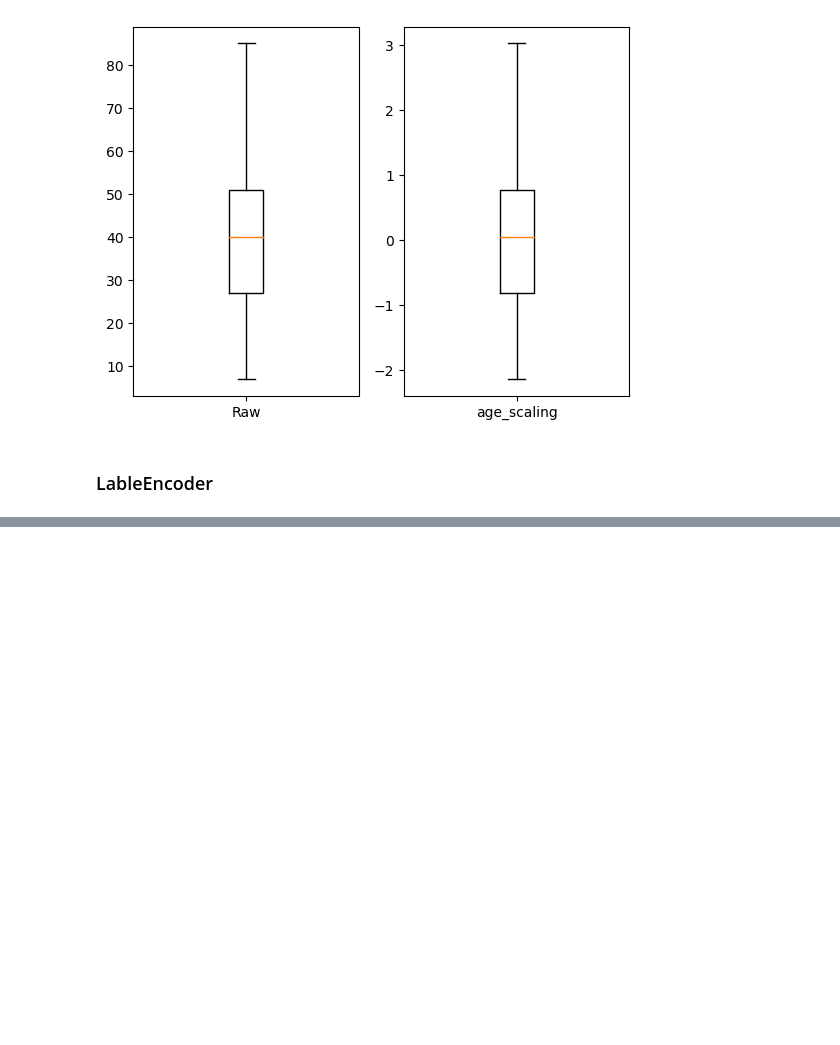
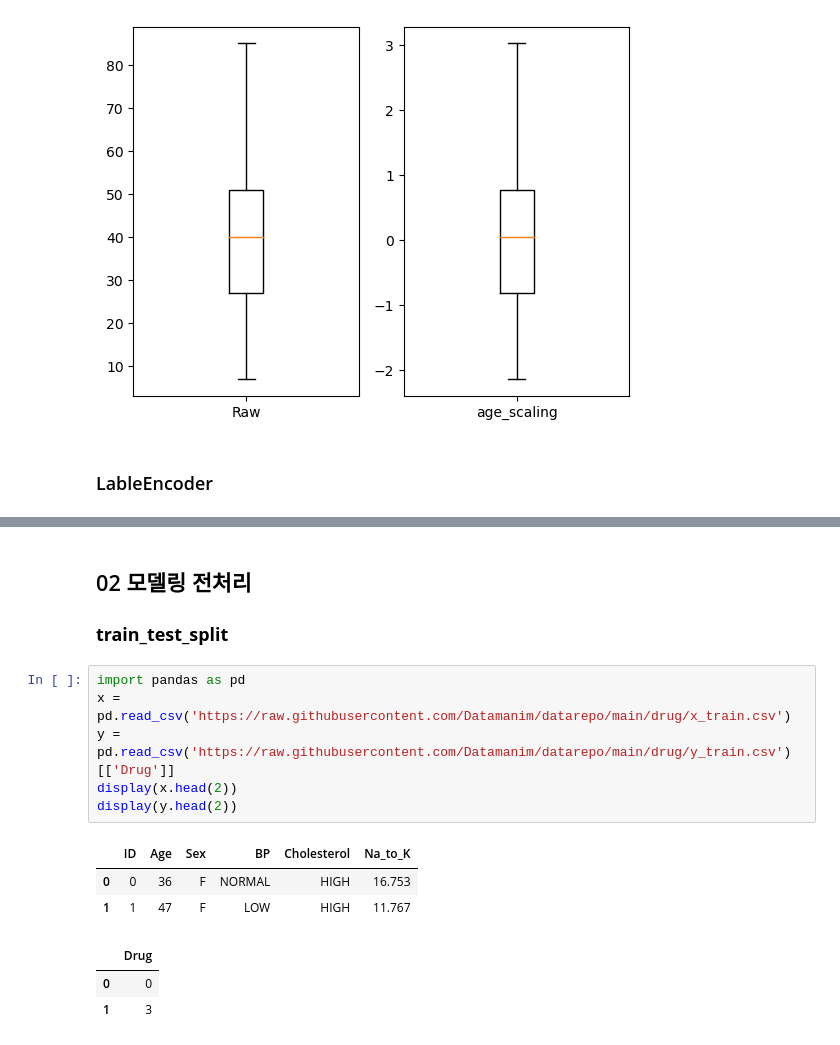
Before and after one commit to applesatang/my, a Jupyter notebook: pandas/sklearn.ipynb, the cells around one changed output, grey strips where cells are left out. Cells and saved outputs as stored; diff of their text form; blank space fills up the shorter version.

```diff
--- a/pandas/sklearn.ipynb
+++ b/pandas/sklearn.ipynb
@@ -168,0 +178,16 @@ plt.show()
+# %% [markdown]
+## 02 모델링 전처리
+### **train_test_split**
+# %%
+import pandas as pd
+x = pd.read_csv('https://raw.githubusercontent.com/Datamanim/datarepo/main/drug/x_train.csv')
+y = pd.read_csv('https://raw.githubusercontent.com/Datamanim/datarepo/main/drug/y_train.csv')[['Drug']]
+display(x.head(2))
+display(y.head(2))
+# %% [output]
+|  | ID | Age | Sex | BP | Cholesterol | Na_to_K |
+| 0 | 0 | 36 | F | NORMAL | HIGH | 16.753 |
+| 1 | 1 | 47 | F | LOW | HIGH | 11.767 |
+|  | Drug |
+| 0 | 0 |
+| 1 | 3 |
```
Also changed, not shown: parts of 7 cells of this notebook, 1 other file.
